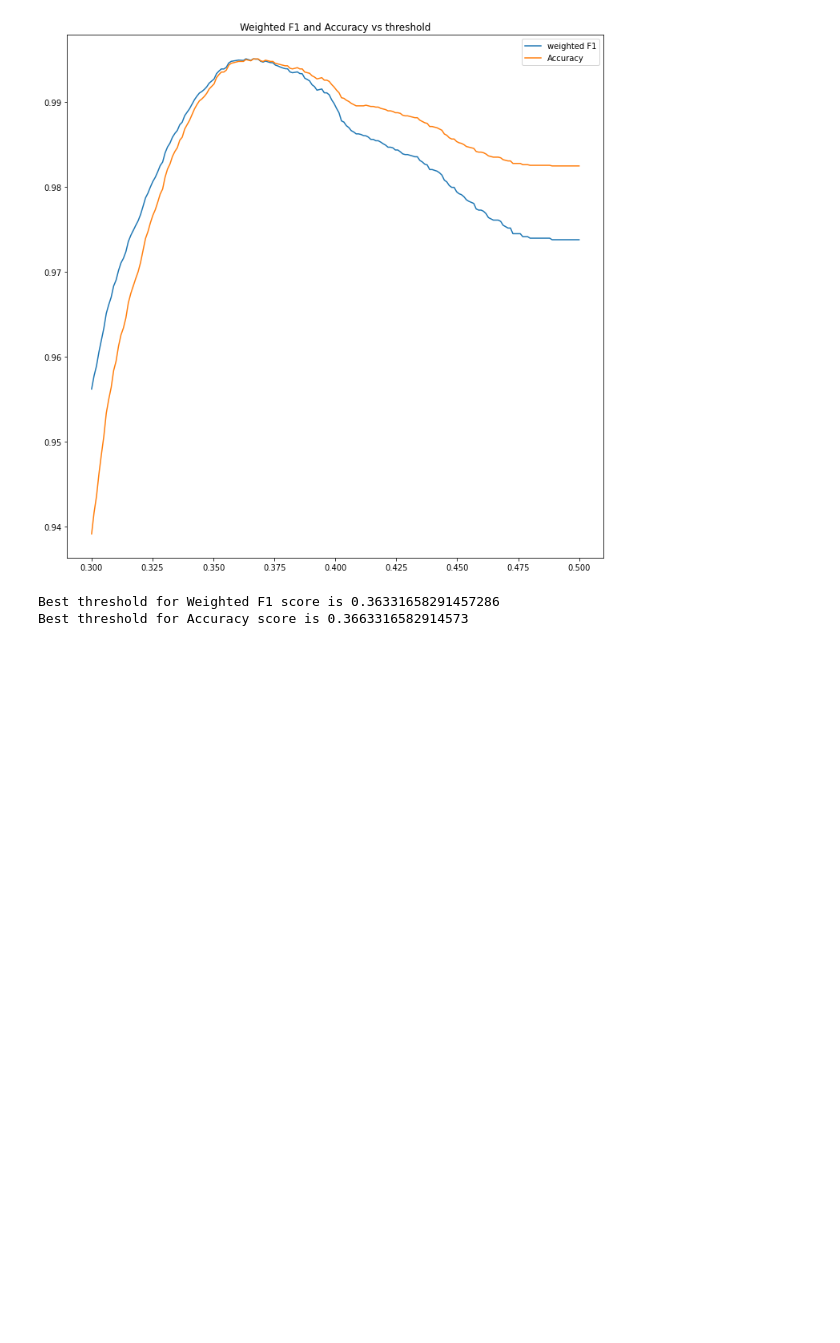
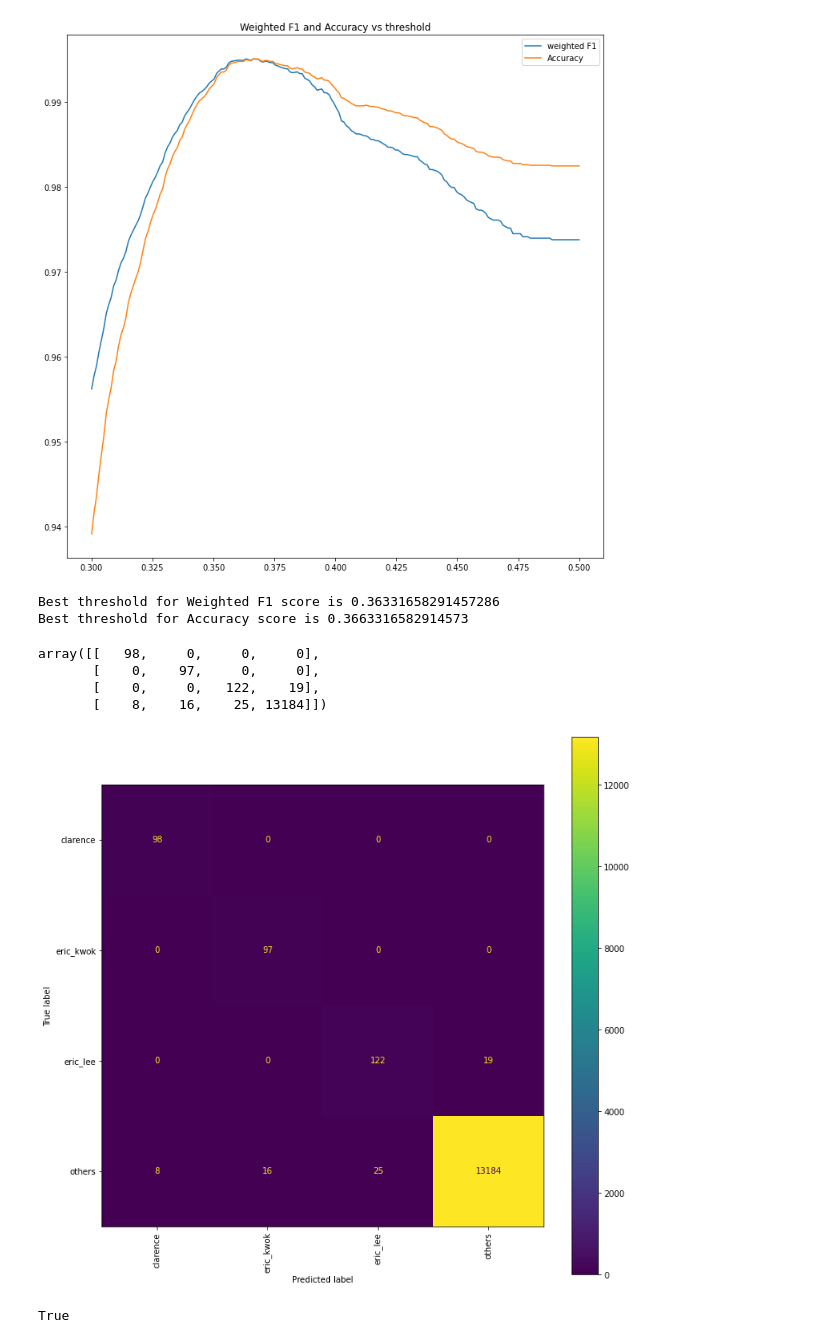
Before and after one commit to eric-kwok-nt/facial_recognition, a Jupyter notebook: notebooks/face_classification.ipynb, the cells around one changed output. Saved outputs shown, nothing was run; the diff lists cells and outputs as text; code cells hidden in the pictures; blank space fills up the shorter version.

```diff
--- a/notebooks/face_classification.ipynb
+++ b/notebooks/face_classification.ipynb
@@ -181,8 +183,8 @@ plt.show()
 CE = Create_Embeddings()
 CE.load_images_paths('../data/raw/output/val')
 # %%
-model_folder_path = '../models/base_model.pickle'
-VGG_M = VGGFace_Model(model_path=model_folder_path)
+model_path = '../models/base_model.pickle'
+VGG_M = VGGFace_Model(model_path=model_path)
 model = VGG_M.build_model()
 # %% [output]
 WARNING:tensorflow:No training configuration found in save file, so the model was *not* compiled. Compile it manually.
@@ -272,3 +278,30 @@ print(f"Best threshold for Accuracy score is {thres[np.argmax(acc)]}")
 # %% [output]
 Best threshold for Weighted F1 score is 0.36331658291457286
 Best threshold for Accuracy score is 0.3663316582914573
+# %%
+y_pred, prob = knn.predict(embedding_dict['embedding'], threshold=0.36331658291457286)
+# %%
+y_true = embedding_dict['class']
+# %%
+confusion_matrix(y_true, y_pred, labels=np.append(knn.knn.classes_, 'others'))
+# %% [output]
+array([[   98,     0,     0,     0],
+       [    0,    97,     0,     0],
+       [    0,     0,   122,    19],
+       [    8,    16,    25, 13184]])
+# %%
+labels = np.append(knn.knn.classes_, 'others')
+cm = confusion_matrix(y_true, y_pred)
+
+fig = plt.figure(figsize=(12,12))
+ax = fig.add_subplot(111)
+disp = ConfusionMatrixDisplay(confusion_matrix=cm, display_labels=labels)
+disp.plot(ax=ax)
+plt.xticks(rotation=90)
+plt.show()
+# %% [output]
+[figure, added]
+# %%
+isinstance(model, tf.keras.Model)
+# %% [output]
+True
```
Also changed, not shown: parts of 3 cells of this notebook, 8 other files.
